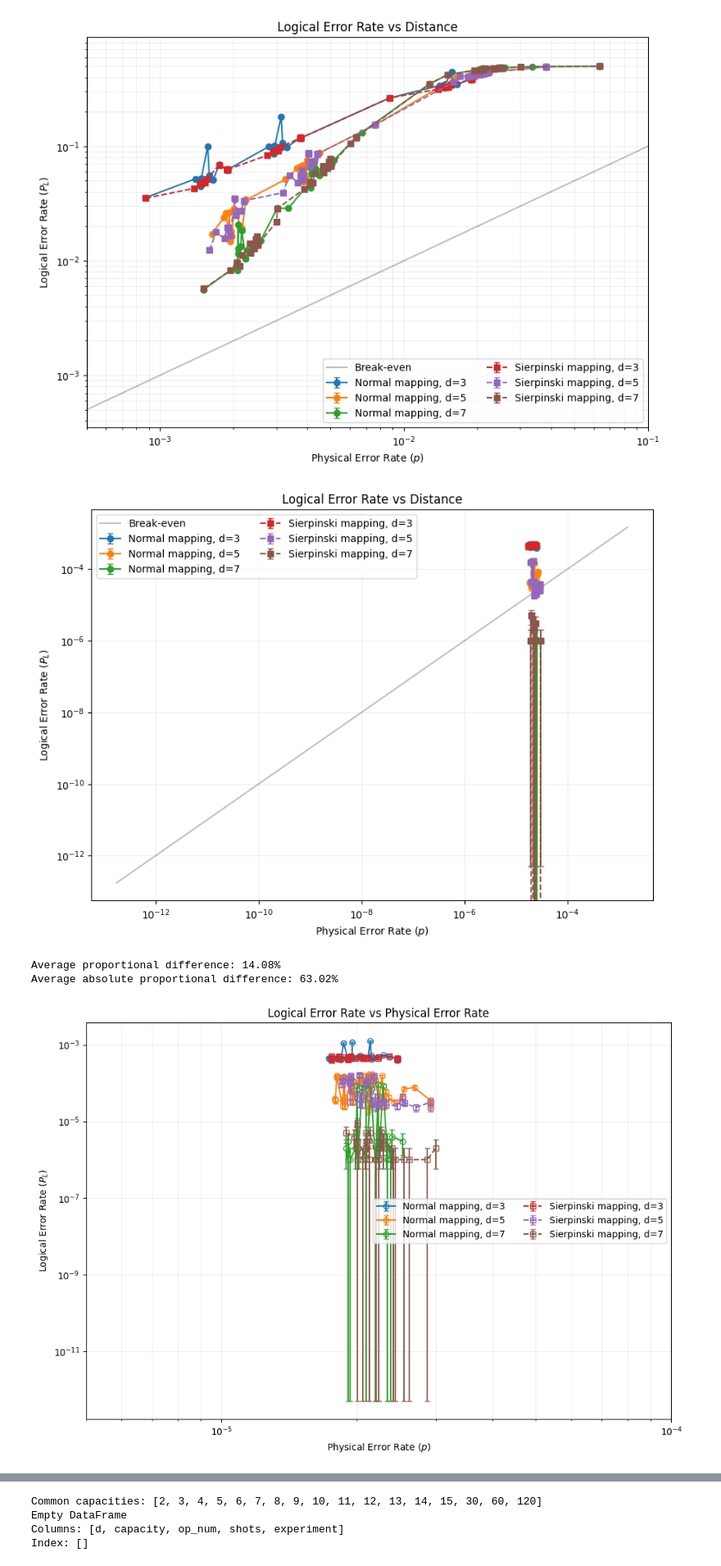
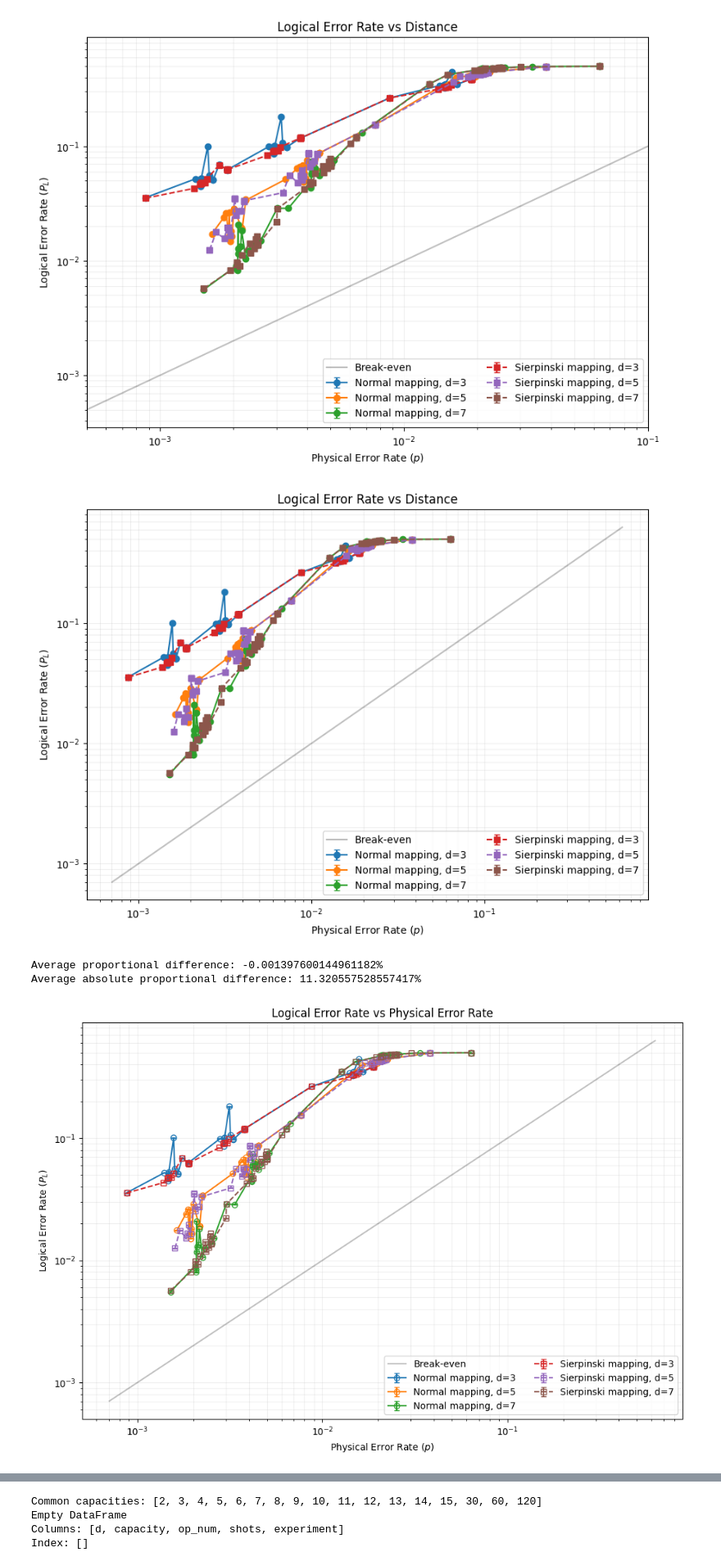
Before and after one commit to monamoeba/CST-Part-II-Project-Code, a Jupyter notebook: color_code_experiments/evaluation_plots.ipynb, the cells around one changed output, grey strips where cells are left out. Shown at 82% size. Cells and saved outputs as stored; diff of their text form; code cells hidden in the pictures.

Commit message:
new merging tactics

```diff
--- a/color_code_experiments/evaluation_plots.ipynb
+++ b/color_code_experiments/evaluation_plots.ipynb
@@ -149,8 +149,8 @@ plt.show()
 # %%
 # want to plot difference between normal + sierpinski mapping - Logical error rate
 
-cc_data_path = r".\data\new_data\cc_halving4326.json"
-cc_tri_data_path = r".\data\new_data\cc_triangular_vectorised4326.json"
+cc_data_path = r".\data\cc_halving9326.json"
+cc_tri_data_path = r".\data\cc_triangular_vec9326.json"
 
 with open(cc_data_path, 'r') as f:
     raw_data = json.load(f)
@@ -280,13 +280,11 @@ plt.plot(lims, lims, 'k-', alpha=0.25, label='Break-even')
 plt.legend(ncol=2)
 plt.show()
 # %% [output]
-[figure, old version]
+[figure, new version]
 # %%
-
-# 1. Load the data
-
-cc_data_path = r".\data\cc_halving7326.json"
-cc_tri_data_path = r".\data\cc_triangular_vec7326.json"
+#triangular data uses the kd-tree bounded threshold merging
+cc_data_path = r".\data\cc_halving9326.json"
+cc_tri_data_path = r".\data\cc_triangular_vec9326.json"
 
 with open(cc_data_path, 'r') as f:
     raw_data = json.load(f)
@@ -296,7 +294,7 @@ with open(cc_tri_data_path, 'r') as f:
 
 label = 'Forwarding'
 
-# 2. Extract dictionaries
+
 log_errs_dict = raw_data['LogicalErrorRates'][label]
 log_errs_tri_dict = raw_tri_data['LogicalErrorRates'][label]
 phys_x_dict = raw_data['PhysicalXErrorRates'][label]
@@ -308,7 +306,7 @@ records = []
 records_tri = []
 shots = 1000000
 
-# 3. Unpack the lists into individual rows
+# unpack the lists into individual rows
 for d_str, cap_dict in log_errs_dict.items():
     d = int(d_str)
     for cap_str, log_err_list in cap_dict.items():
@@ -345,16 +343,16 @@ for d_str, cap_dict in log_errs_tri_dict.items():
                 'shots': shots
             })
 
-# 4. Create DataFrames
+
 df_norm = pd.DataFrame(records)
 df_tri = pd.DataFrame(records_tri)
 
-# Filter for common capacities to ensure a fair comparison
+# filter for common capacities
 common_caps = sorted(set(df_norm['capacity']).intersection(df_tri['capacity']))
 df_norm = df_norm[df_norm['capacity'].isin(common_caps)].copy()
 df_tri = df_tri[df_tri['capacity'].isin(common_caps)].copy()
 
-# 5. Calculate Metrics (Proportional & Absolute Difference)
+# calc proportional & absolute difference
 # Merge strictly by d, capacity, AND the list index to align the exact same data points
 df_merged = pd.merge(
     df_norm,
@@ -363,7 +361,6 @@ df_merged = pd.merge(
     suffixes=('_norm', '_tri')
 )
 
-# 5. Calculate Metrics (Proportional & Absolute Difference)
 df_merged = pd.merge(
     df_norm,
     df_tri,
@@ -371,22 +368,20 @@ df_merged = pd.merge(
     suffixes=('_norm', '_tri')
 )
 
-# FILTER: Only keep rows where the baseline error rate is greater than 0
+# keep rows where the baseline error rate is greater than 0
 valid_merged = df_merged[df_merged['logical_error_rate_norm'] > 0].copy()
 
-# Calculate the proportional difference on the valid data
 valid_merged['prop_diff'] = (valid_merged['logical_error_rate_tri'] - valid_merged['logical_error_rate_norm']) / valid_merged['logical_error_rate_norm']
 
 avg_prop_diff = valid_merged['prop_diff'].mean()
 avg_abs_prop_diff = valid_merged['prop_diff'].abs().mean()
 
-print(f"Average proportional difference: {avg_prop_diff * 100:.2f}%")
-print(f"Average absolute proportional difference: {avg_abs_prop_diff * 100:.2f}%")
+print(f"Average proportional difference: {avg_prop_diff * 100}%")
+print(f"Average absolute proportional difference: {avg_abs_prop_diff * 100}%")
 
-# 6. Plotting
+# plots
 plt.figure(figsize=(10, 7))
 
-# Format: (DataFrame, Label Name, LineStyle, Marker)
 datasets = [
     (df_norm, "Normal mapping", '-', 'o'),
     (df_tri, "Sierpinski mapping", '--', 's'),
@@ -407,38 +402,37 @@ for data, name, ls, marker in datasets:
 
         plt.errorbar(
             subset['p'],
             subset['logical_error_rate'],
             yerr=subset['std_err'],
             label=f'{name}, d={d}',
             linestyle=ls,
             marker=marker,
             markerfacecolor='none',  # Hollow markers!
             capsize=3
         )
 
-# --- Styling ---
+
 plt.xscale('log')
 plt.yscale('log')
 plt.xlabel('Physical Error Rate ($p$)')
 plt.ylabel('Logical Error Rate ($P_L$)')
 
-# DELETE OR COMMENT OUT THIS LINE:
-plt.xlim(5e-6, 1e-4)
+#plt.xlim(5e-6, 1e-4)
 
 plt.title('Logical Error Rate vs Physical Error Rate')
 plt.grid(True, which="both", alpha=0.2)
 
-"""# Break-even line
+# Break-even line
 lims = [
     min(plt.xlim()[0], plt.ylim()[0]),
     max(plt.xlim()[1], plt.ylim()[1])
 ]
-plt.plot(lims, lims, 'k-', alpha=0.25, label='Break-even')"""
+plt.plot(lims, lims, 'k-', alpha=0.25, label='Break-even')
 
 plt.legend(ncol=2)
 plt.tight_layout()
 plt.show()
 # %% [output]
-Average proportional difference: 14.08%
-Average absolute proportional difference: 63.02%
+Average proportional difference: -0.001397600144961182%
+Average absolute proportional difference: 11.320557528557417%
-[figure, old version]
+[figure, new version]
```
Also changed, not shown: parts of 4 cells of this notebook, 12 other files.
